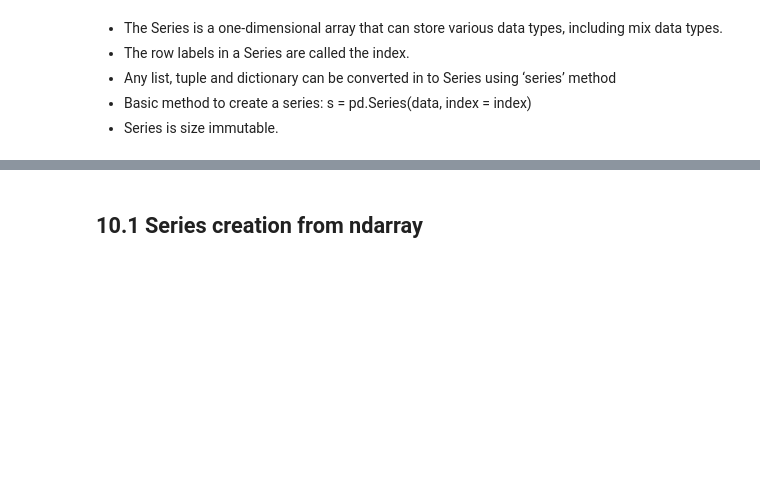
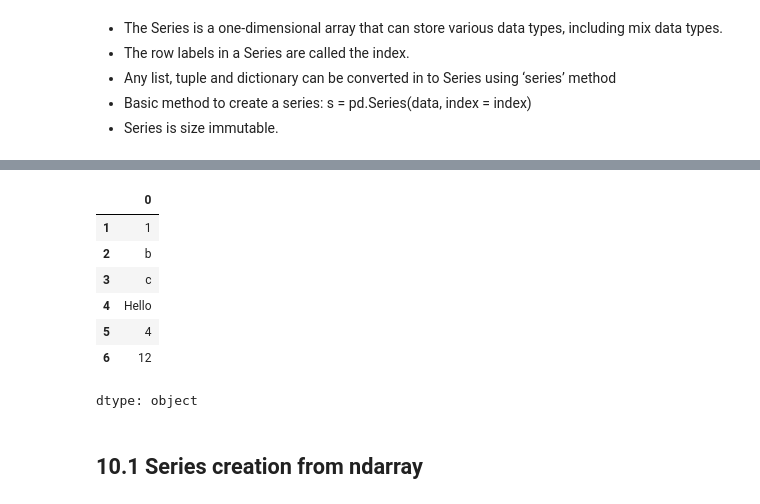
Before and after one commit to IAT-ExploringAI-2025/Week1-Intro-to-Python, a Jupyter notebook: introduction_to_python.ipynb, the cells around one changed output, grey strips where cells are left out. Drawn from its saved outputs; the diff is of its cells as text; code cells hidden in the pictures; blank space fills up the shorter version.

```diff
--- a/introduction_to_python.ipynb
+++ b/introduction_to_python.ipynb
@@ -908,4 +1067,18 @@ s
 dtype: object
+# %%
+#example 19
+import pandas as pd
+s = pd.Series(['1', 'b', 'c', 'Hello', 4, 12], [1,2,3,4,5,6])
+s
+# %% [output]
+|  | 0 |
+| 1 | 1 |
+| 2 | b |
+| 3 | c |
+| 4 | Hello |
+| 5 | 4 |
+| 6 | 12 |
+dtype: object
 # %% [markdown]
 ## 10.1 Series creation from ndarray
 # %% [markdown]
```
Also changed, not shown: parts of 23 cells of this notebook.
